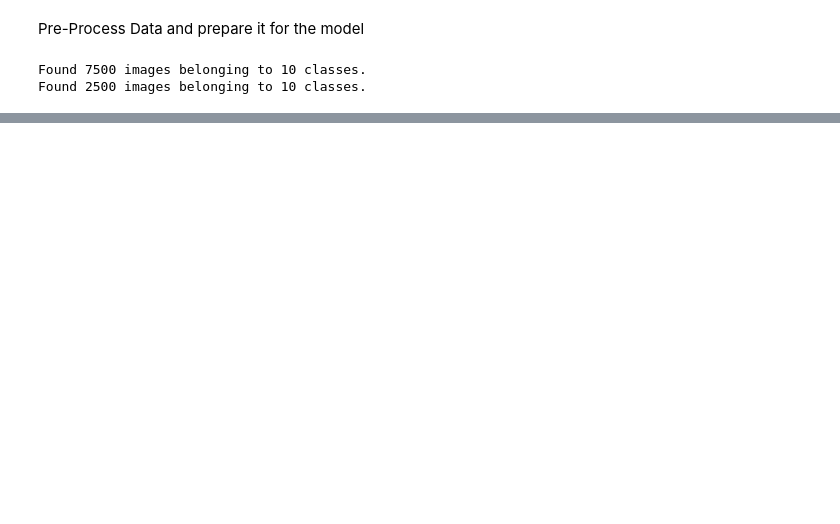
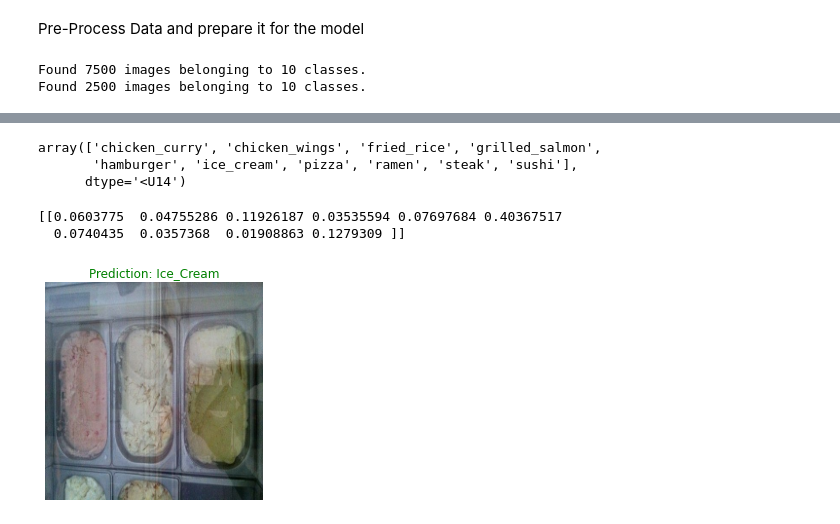
Before and after one commit to Anikate-De/TensorFlow-Deep-Learning, a Jupyter notebook: Convolutional Neural Network.ipynb, the cells around one changed output, grey strips where cells are left out. Cells and saved outputs as stored; diff of their text form; code cells hidden in the pictures; blank space fills up the shorter version.

```diff
--- a/Convolutional Neural Network.ipynb
+++ b/Convolutional Neural Network.ipynb
@@ -696,0 +763,15 @@ Epoch 5/5
+# %%
+# Clone the model (use the same architecture)
+model_7 = tf.keras.models.clone_model(model_6)
+
+# Compile the cloned model (same setup as used for model_10)
+model_7.compile(loss="categorical_crossentropy",
+              optimizer=tf.keras.optimizers.Adam(),
+              metrics=["accuracy"])
+
+# Fit the model
+history_7 = model_7.fit(train_data_augmented, # use augmented data
+                          epochs=5,
+                          steps_per_epoch=len(train_data_augmented),
+                          validation_data=test_data,
+                          validation_steps=len(test_data))
@@ -696,0 +789,31 @@ Epoch 5/5
+# %%
+class_names
+# %% [output]
+array(['chicken_curry', 'chicken_wings', 'fried_rice', 'grilled_salmon',
+       'hamburger', 'ice_cream', 'pizza', 'ramen', 'steak', 'sushi'],
+      dtype='<U14')
+# %%
+ # Import the target image and preprocess it
+img = load_and_prep_image('10_food_classes_all_data/test/ice_cream/172466.jpg')
+
+# Make a prediction
+pred = model_7.predict(tf.expand_dims(img, axis=0), verbose = 0)
+
+print(pred)
+
+# Get the predicted class
+pred_class = class_names[pred.argmax()]
+
+if pred_class == 'ice_cream':
+  color = 'green'
+else:
+  color = 'red'
+
+# Plot the image and predicted class
+plt.imshow(img)
+plt.title(f"Prediction: {pred_class.title()}", fontdict = {'color': color})
+plt.axis(False);
+# %% [output]
+[[0.0603775  0.04755286 0.11926187 0.03535594 0.07697684 0.40367517
+  0.0740435  0.0357368  0.01908863 0.1279309 ]]
+[figure, added]
```
Also changed, not shown: parts of 30 cells of this notebook.
